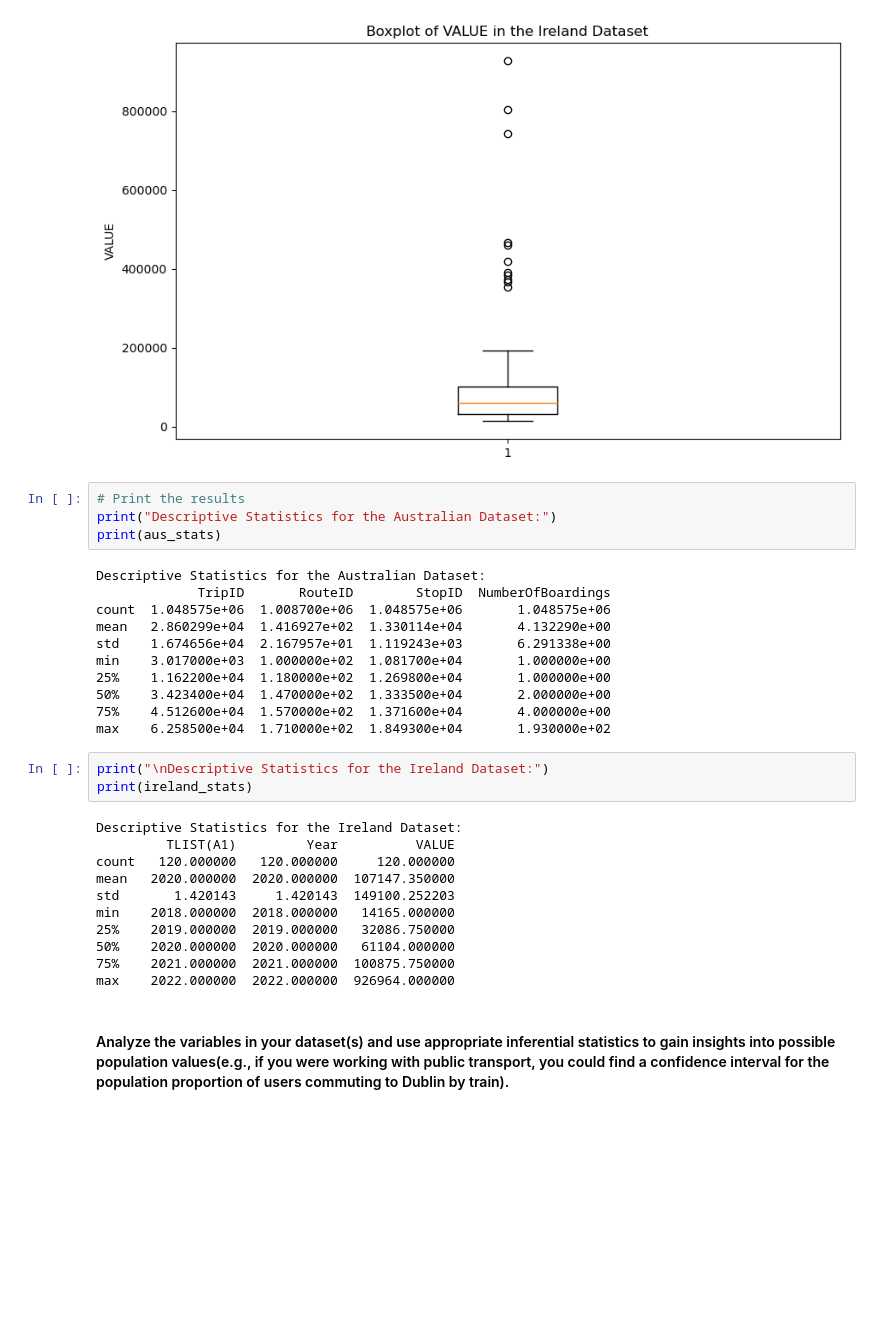
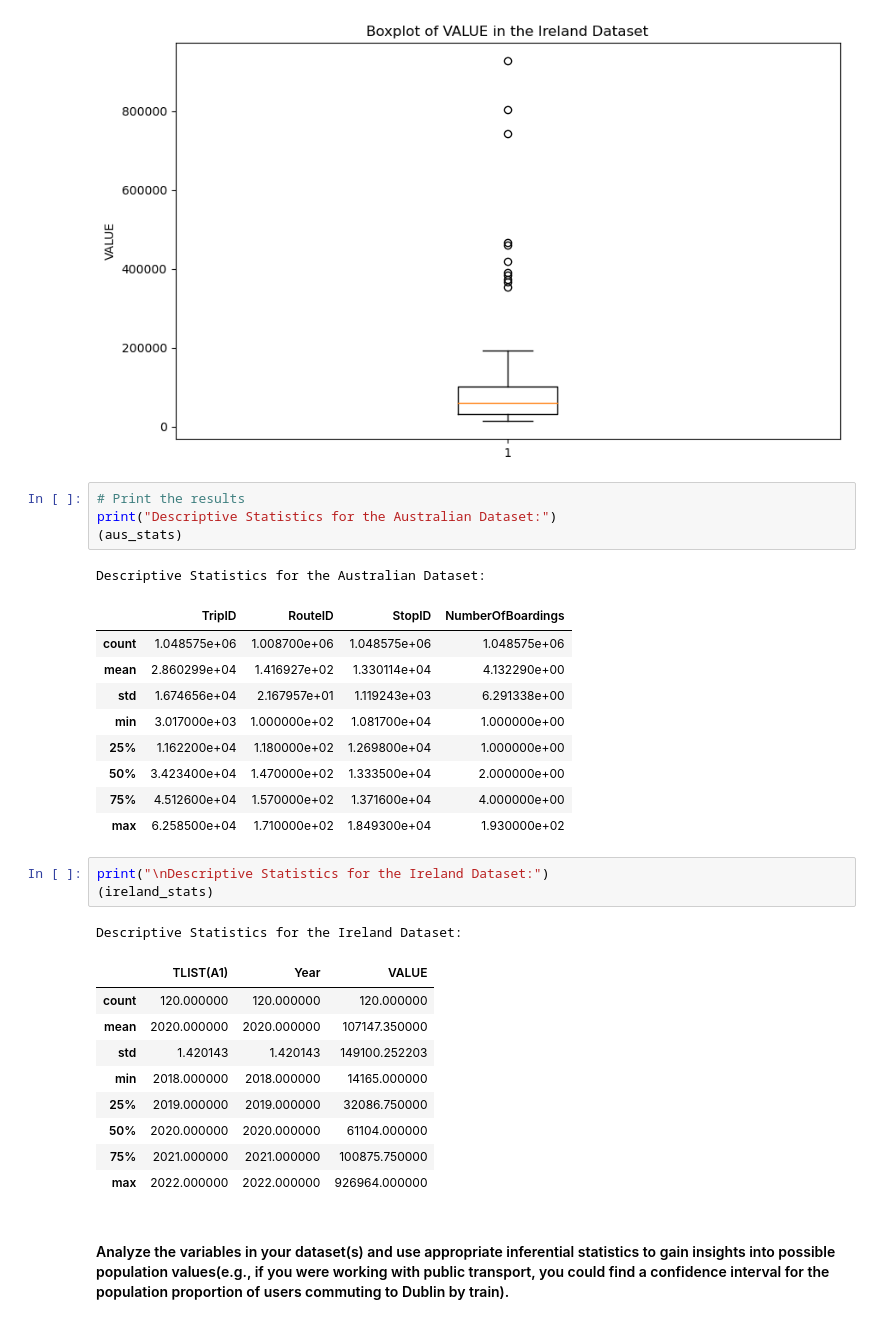
Before and after one commit to 2021402/CA-02-MSc-Data-Analytics, a Jupyter notebook: Project Code CA 2.ipynb, the cells around one changed output. Drawn from its saved outputs; the diff is of its cells as text; blank space fills up the shorter version.

```diff
--- a/Project Code CA 2.ipynb
+++ b/Project Code CA 2.ipynb
@@ -237,32 +222,32 @@ plt.show()
 # %%
 # Print the results
 print("Descriptive Statistics for the Australian Dataset:")
-print(aus_stats)
+(aus_stats)
 # %% [output]
 Descriptive Statistics for the Australian Dataset:
-             TripID       RouteID        StopID  NumberOfBoardings
-count  1.048575e+06  1.008700e+06  1.048575e+06       1.048575e+06
-mean   2.860299e+04  1.416927e+02  1.330114e+04       4.132290e+00
-std    1.674656e+04  2.167957e+01  1.119243e+03       6.291338e+00
-min    3.017000e+03  1.000000e+02  1.081700e+04       1.000000e+00
-25%    1.162200e+04  1.180000e+02  1.269800e+04       1.000000e+00
-50%    3.423400e+04  1.470000e+02  1.333500e+04       2.000000e+00
-75%    4.512600e+04  1.570000e+02  1.371600e+04       4.000000e+00
-max    6.258500e+04  1.710000e+02  1.849300e+04       1.930000e+02
+|  | TripID | RouteID | StopID | NumberOfBoardings |
+| count | 1.048575e+06 | 1.008700e+06 | 1.048575e+06 | 1.048575e+06 |
+| mean | 2.860299e+04 | 1.416927e+02 | 1.330114e+04 | 4.132290e+00 |
+| std | 1.674656e+04 | 2.167957e+01 | 1.119243e+03 | 6.291338e+00 |
+| min | 3.017000e+03 | 1.000000e+02 | 1.081700e+04 | 1.000000e+00 |
+| 25% | 1.162200e+04 | 1.180000e+02 | 1.269800e+04 | 1.000000e+00 |
+| 50% | 3.423400e+04 | 1.470000e+02 | 1.333500e+04 | 2.000000e+00 |
+| 75% | 4.512600e+04 | 1.570000e+02 | 1.371600e+04 | 4.000000e+00 |
+| max | 6.258500e+04 | 1.710000e+02 | 1.849300e+04 | 1.930000e+02 |
 # %%
 print("\nDescriptive Statistics for the Ireland Dataset:")
-print(ireland_stats)
+(ireland_stats)
 # %% [output]
 Descriptive Statistics for the Ireland Dataset:
-         TLIST(A1)         Year          VALUE
-count   120.000000   120.000000     120.000000
-mean   2020.000000  2020.000000  107147.350000
-std       1.420143     1.420143  149100.252203
-min    2018.000000  2018.000000   14165.000000
-25%    2019.000000  2019.000000   32086.750000
-50%    2020.000000  2020.000000   61104.000000
-75%    2021.000000  2021.000000  100875.750000
-max    2022.000000  2022.000000  926964.000000
+|  | TLIST(A1) | Year | VALUE |
+| count | 120.000000 | 120.000000 | 120.000000 |
+| mean | 2020.000000 | 2020.000000 | 107147.350000 |
+| std | 1.420143 | 1.420143 | 149100.252203 |
+| min | 2018.000000 | 2018.000000 | 14165.000000 |
+| 25% | 2019.000000 | 2019.000000 | 32086.750000 |
+| 50% | 2020.000000 | 2020.000000 | 61104.000000 |
+| 75% | 2021.000000 | 2021.000000 | 100875.750000 |
+| max | 2022.000000 | 2022.000000 | 926964.000000 |
 # %% [markdown]
 #### Analyze the variables in your dataset(s) and use appropriate inferential statistics to gain insights into possible population values(e.g., if you were working with public transport, you could find a confidence interval for the population proportion of users commuting to Dublin by train).
 # %% [markdown]
```
Also changed, not shown: parts of 9 cells of this notebook.
